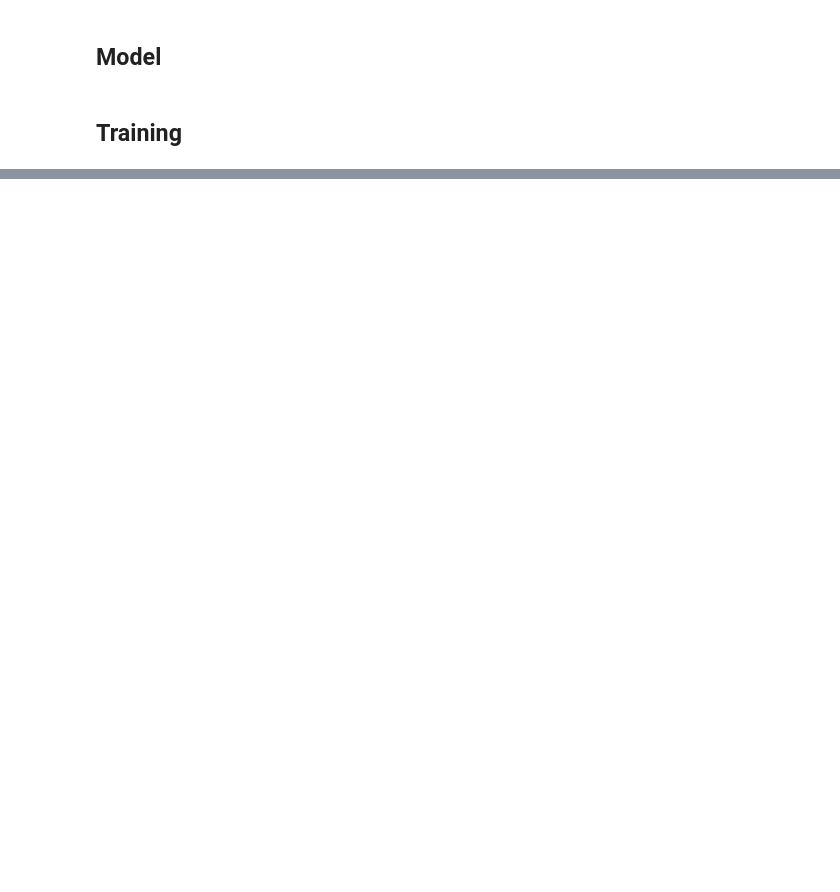
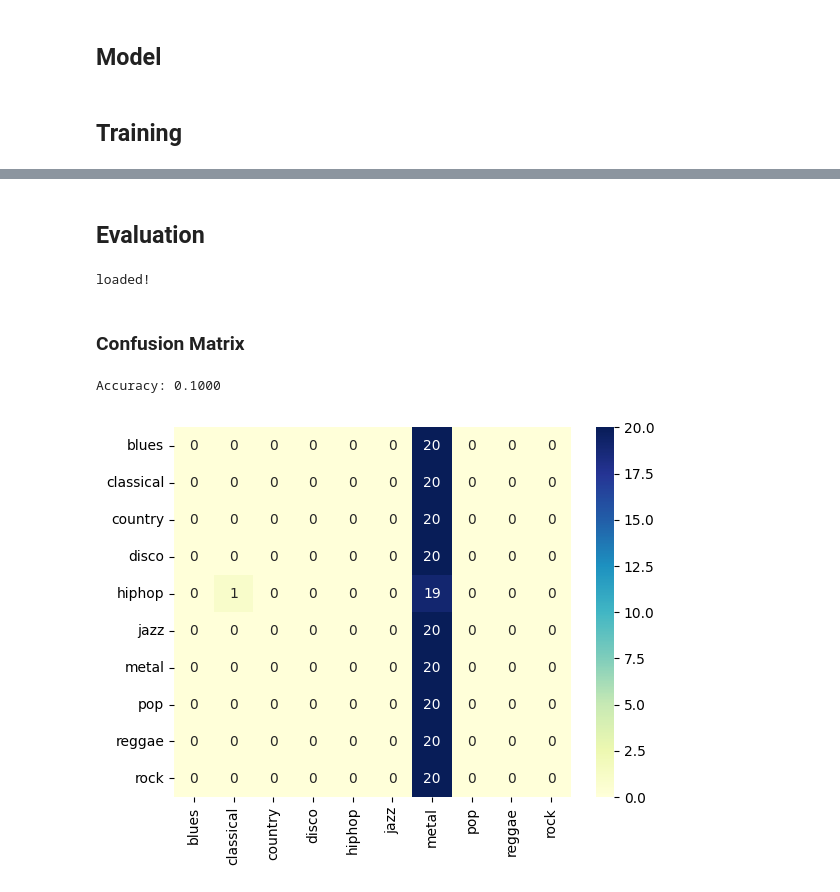
Before and after one commit to nachojeda/Audiogmentation, a Jupyter notebook: notebooks/new/CNN_modeling.ipynb, the cells around one changed output, grey strips where cells are left out. Drawn from its saved outputs; the diff is of its cells as text; code cells hidden in the pictures; blank space fills up the shorter version.

Commit message:
Finished modeling notebook

```diff
--- a/notebooks/new/CNN_modeling.ipynb
+++ b/notebooks/new/CNN_modeling.ipynb
@@ -407,0 +430,43 @@ ValueError: too many values to unpack (expected 2)
+# %% [markdown]
+## Evaluation
+# %%
+# Load the best model
+S = torch.load('../../models/best_model.ckpt')
+cnn.load_state_dict(S)
+print('loaded!')
+
+# Run evaluation
+cnn.eval()
+y_true = []
+y_pred = []
+
+with torch.no_grad():
+    for wav, genre_index in test_loader:
+        wav = wav.to(device)
+        genre_index = genre_index.to(device)
+
+        # reshape and aggregate chunk-level predictions
+        b, c, t = wav.size()
+        logits = cnn(wav.view(-1, t))
+        logits = logits.view(b, c, -1).mean(dim=1)
+        _, pred = torch.max(logits.data, 1)
+
+        # append labels and predictions
+        y_true.extend(genre_index.tolist())
+        y_pred.extend(pred.tolist())
+# %% [output]
+loaded!
+# %% [markdown]
+### Confusion Matrix
+# %%
+import seaborn as sns
+from sklearn.metrics import confusion_matrix
+
+
+accuracy = accuracy_score(y_true, y_pred)
+cm = confusion_matrix(y_true, y_pred)
+sns.heatmap(cm, annot=True, xticklabels=GTZAN_GENRES, yticklabels=GTZAN_GENRES, cmap='YlGnBu')
+print('Accuracy: %.4f' % accuracy)
+# %% [output]
+Accuracy: 0.1000
+[figure, added]
```
Also changed, not shown: parts of 3 cells of this notebook, 1 other file.
